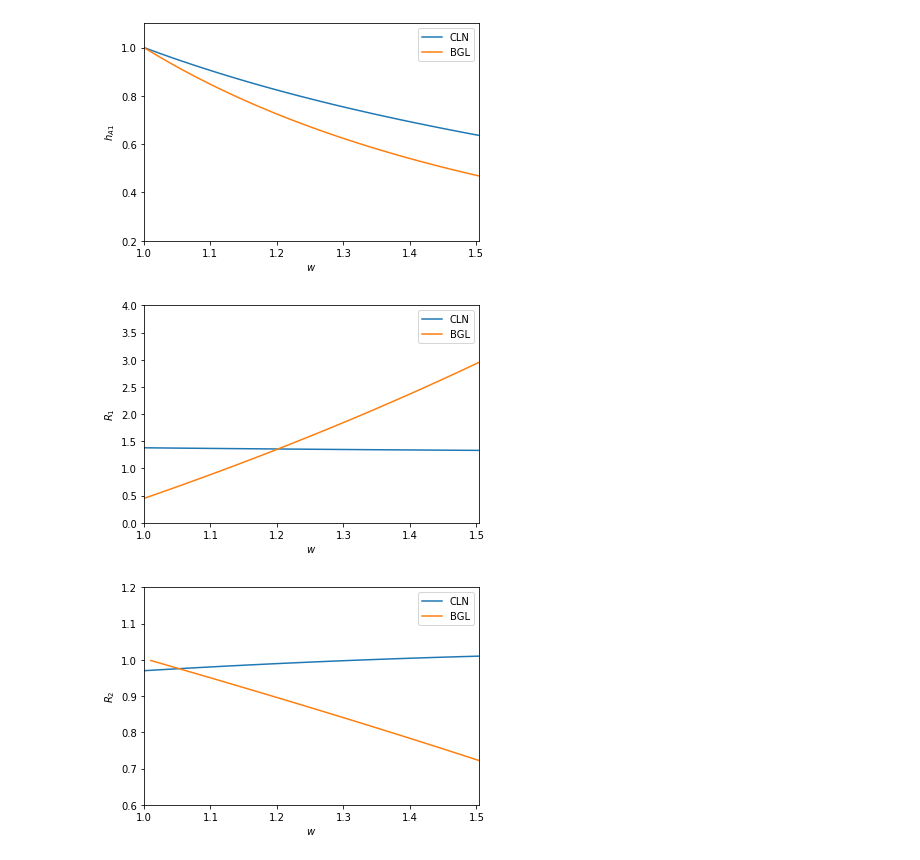
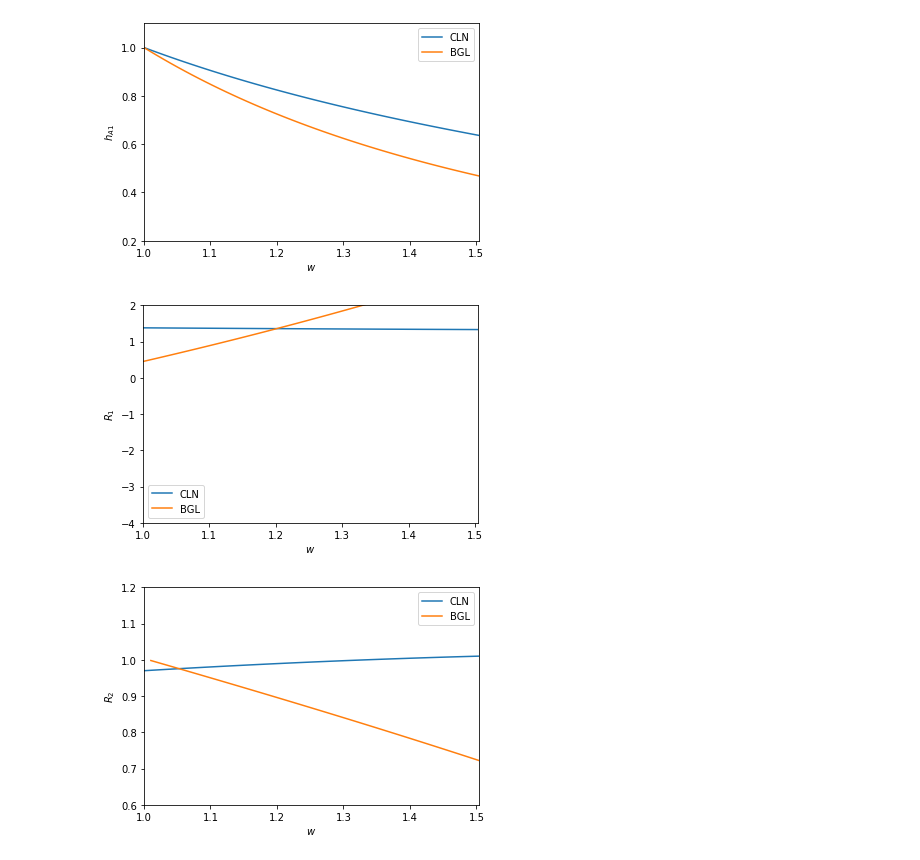
Before and after one commit to MarkusPrim/eFFORT2, a Jupyter notebook: effort2/examples/BToDStar.ipynb, the cells around one changed output. Cells and saved outputs as stored; diff of their text form; code cells hidden in the pictures.

```diff
--- a/effort2/examples/BToDStar.ipynb
+++ b/effort2/examples/BToDStar.ipynb
@@ -72,15 +82,15 @@ plt.close()
 # %%
 plt.plot(w, [bToDStarCLN.R1(x) for x in w], label="CLN")
 plt.plot(w, [bToDStarBGL.R1(x) for x in w], label="BGL")
 plt.xlim(min(w), max(w))
-plt.ylim(0, 4)
+plt.ylim(-4, 2)
 plt.xlabel("$w$")
 plt.ylabel("$R_1$")
 plt.legend()
 plt.show()
 plt.close()
 # %% [output]
-[figure, old version]
+[figure, new version]
 # %%
 plt.plot(w, [bToDStarCLN.R2(x) for x in w], label="CLN")
 plt.plot(w, [bToDStarBGL.R2(x) for x in w], label="BGL")
```
Also changed, not shown: parts of 9 cells of this notebook, 7 other files.
